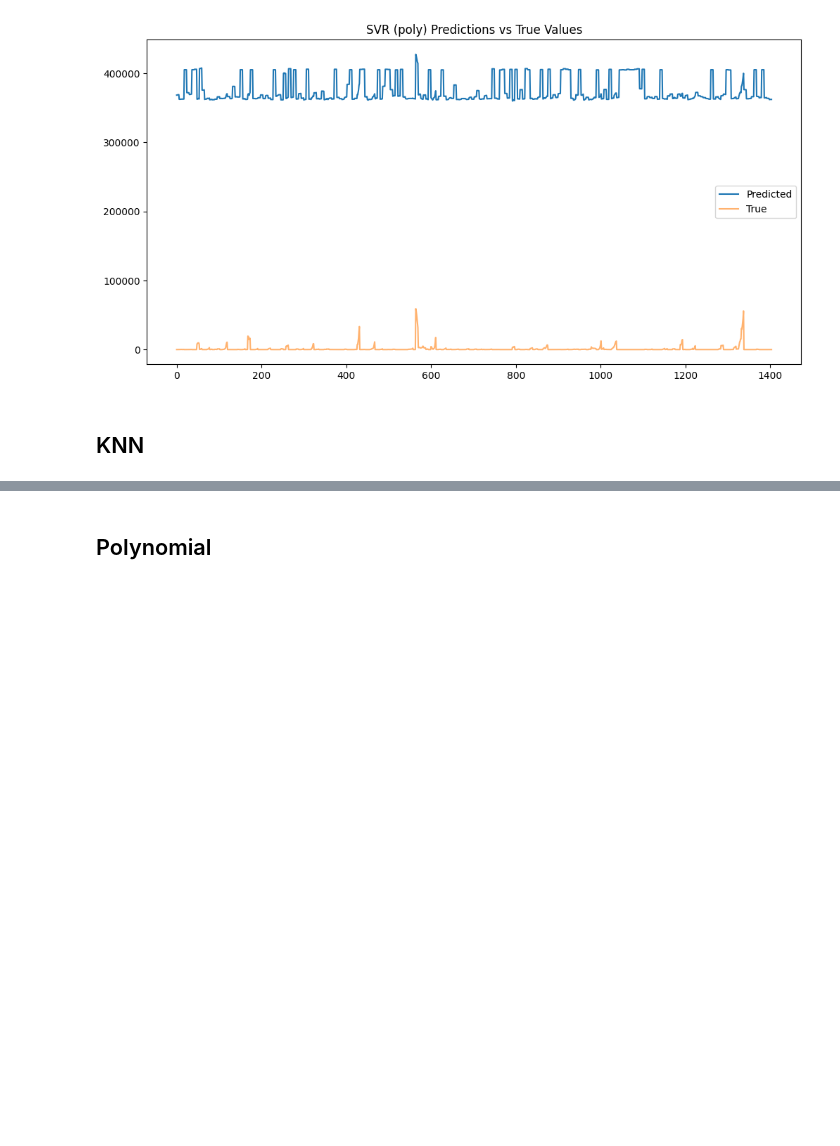
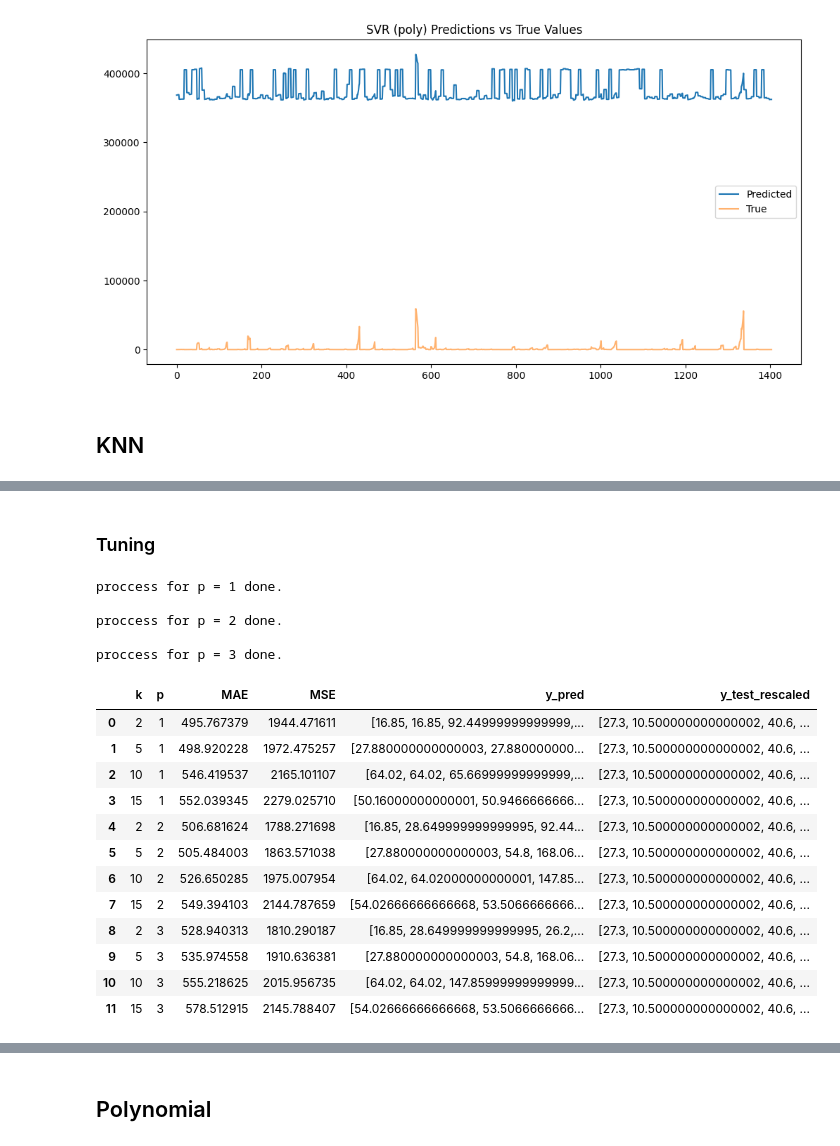
Before and after one commit to MAKEgroup/Covid_19_Propagation, a Jupyter notebook: Project/ML_Modeling.ipynb, the cells around one changed output, grey strips where cells are left out. Saved outputs shown, nothing was run; the diff lists cells and outputs as text; code cells hidden in the pictures; blank space fills up the shorter version.

```diff
--- a/Project/ML_Modeling.ipynb
+++ b/Project/ML_Modeling.ipynb
@@ -182,4 +182,12 @@ def mean_absolute_error_self_defined (y_test, y_pred):
 from sklearn.metrics import mean_absolute_percentage_error,mean_absolute_error, mean_squared_error, d2_tweedie_score
 # %% [markdown]
 ## Model Evaluation
+# %%
+def plot_model(y_pred, y_test_rescaled, model_name, ax):
+    ax.plot(np.arange(len(y_pred)), y_pred, label='Predicted')
+    ax.plot(np.arange(len(y_pred)), y_test_rescaled, alpha=0.6, label='True')
+    ax.set_title(f"{model_name} Predictions vs True Values")
+    ax.set_xlabel('Index')
+    ax.set_ylabel('Value')
+    ax.legend()
 # %%
@@ -267,2 +279,49 @@ MSE: 1788.2716983926352
 [ 16.85  28.65  92.45  13.75  13.75  22.65 208.95 133.1  386.7  386.7 ]
 [figure]
+# %% [markdown]
+### Tuning
+# %%
+import pandas as pd
+from sklearn.neighbors import KNeighborsRegressor
+
+ks = [2, 5, 10, 15]
+ps = [1,2,3 ]
+results = []
+
+for p in ps:
+    for k in ks:
+
+        neigh = KNeighborsRegressor(n_neighbors=k, p=p)
+        model_err_pred = evaluate_model(neigh, X_tr, y_tr, X_te, y_te, min_max_scaler_Y, model_name="KNeighborsRegressor", monitoring=False)
+
+        # Append the results along with the k and p values
+        results.append((k, p) + model_err_pred)
+
+    #logging
+    print(f"proccess for p = {p} done.", '\n')
+
+# Convert the list of results to a DataFrame
+columns = ["k", "p", "MAE", "MSE", "y_pred", "y_test_rescaled"]
+tuning_data_df = pd.DataFrame(results, columns=columns)
+# %% [output]
+proccess for p = 1 done.
+
+proccess for p = 2 done.
+
+proccess for p = 3 done.
+# %%
+tuning_data_df
+# %% [output]
+|  | k | p | MAE | MSE | y_pred | y_test_rescaled |
+| 0 | 2 | 1 | 495.767379 | 1944.471611 | [16.85, 16.85, 92.44999999999999,... | [27.3, 10.500000000000002, 40.6, ... |
+| 1 | 5 | 1 | 498.920228 | 1972.475257 | [27.880000000000003, 27.880000000... | [27.3, 10.500000000000002, 40.6, ... |
+| 2 | 10 | 1 | 546.419537 | 2165.101107 | [64.02, 64.02, 65.66999999999999,... | [27.3, 10.500000000000002, 40.6, ... |
+| 3 | 15 | 1 | 552.039345 | 2279.025710 | [50.16000000000001, 50.9466666666... | [27.3, 10.500000000000002, 40.6, ... |
+| 4 | 2 | 2 | 506.681624 | 1788.271698 | [16.85, 28.649999999999995, 92.44... | [27.3, 10.500000000000002, 40.6, ... |
+| 5 | 5 | 2 | 505.484003 | 1863.571038 | [27.880000000000003, 54.8, 168.06... | [27.3, 10.500000000000002, 40.6, ... |
+| 6 | 10 | 2 | 526.650285 | 1975.007954 | [64.02, 64.02000000000001, 147.85... | [27.3, 10.500000000000002, 40.6, ... |
+| 7 | 15 | 2 | 549.394103 | 2144.787659 | [54.02666666666668, 53.5066666666... | [27.3, 10.500000000000002, 40.6, ... |
+| 8 | 2 | 3 | 528.940313 | 1810.290187 | [16.85, 28.649999999999995, 26.2,... | [27.3, 10.500000000000002, 40.6, ... |
+| 9 | 5 | 3 | 535.974558 | 1910.636381 | [27.880000000000003, 54.8, 168.06... | [27.3, 10.500000000000002, 40.6, ... |
+| 10 | 10 | 3 | 555.218625 | 2015.956735 | [64.02, 64.02, 147.85999999999999... | [27.3, 10.500000000000002, 40.6, ... |
+| 11 | 15 | 3 | 578.512915 | 2145.788407 | [54.02666666666668, 53.5066666666... | [27.3, 10.500000000000002, 40.6, ... |
```
Also changed, not shown: parts of 4 cells of this notebook.
